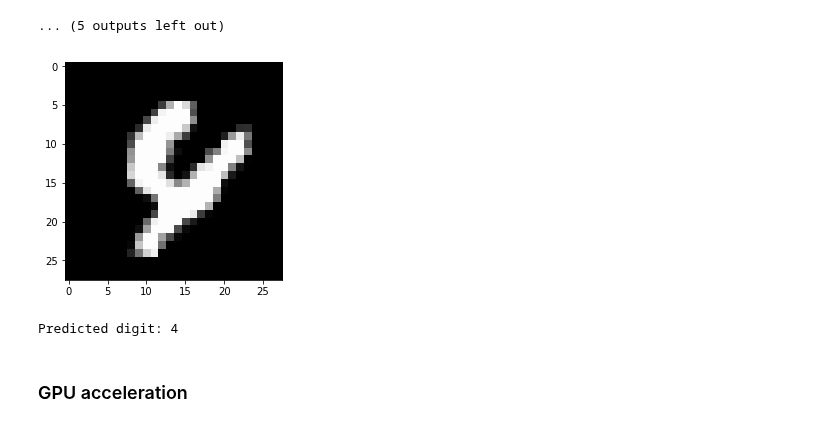
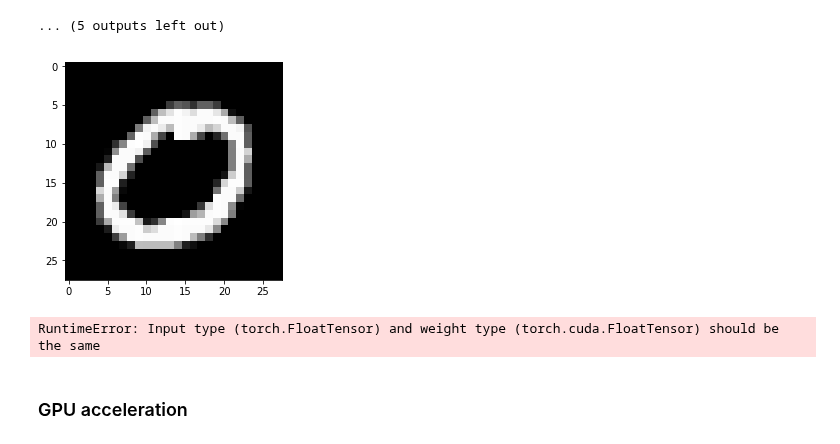
Before and after one commit to glouppe/info8010-deep-learning, a Jupyter notebook: code/pytorch-tutorial.ipynb, the cells around one changed output. Cells and saved outputs as stored; diff of their text form; code cells hidden in the pictures.

```diff
--- a/code/pytorch-tutorial.ipynb
+++ b/code/pytorch-tutorial.ipynb
@@ -566,15 +566,15 @@ plt.show()
 ... (5 outputs left out)
 # %%
 # Show the input
-data_index = 32341
+data_index = random.randint(0, 60000)
 inputs = dataset_train[data_index][0].view(1, 1, 28, 28)
 plt.imshow(inputs.view(28, 28).numpy(), cmap="gist_gray")
 plt.show()
 
 print("Predicted digit:", classifier(inputs).exp().max(1)[1].item())
 # %% [output]
-[figure, old version]
+[figure, new version]
-Predicted digit: 4
+RuntimeError: Input type (torch.FloatTensor) and weight type (torch.cuda.FloatTensor) should be the same
 # %% [markdown]
 ### GPU acceleration
 # %%
```
Also changed, not shown: parts of 19 cells of this notebook.
